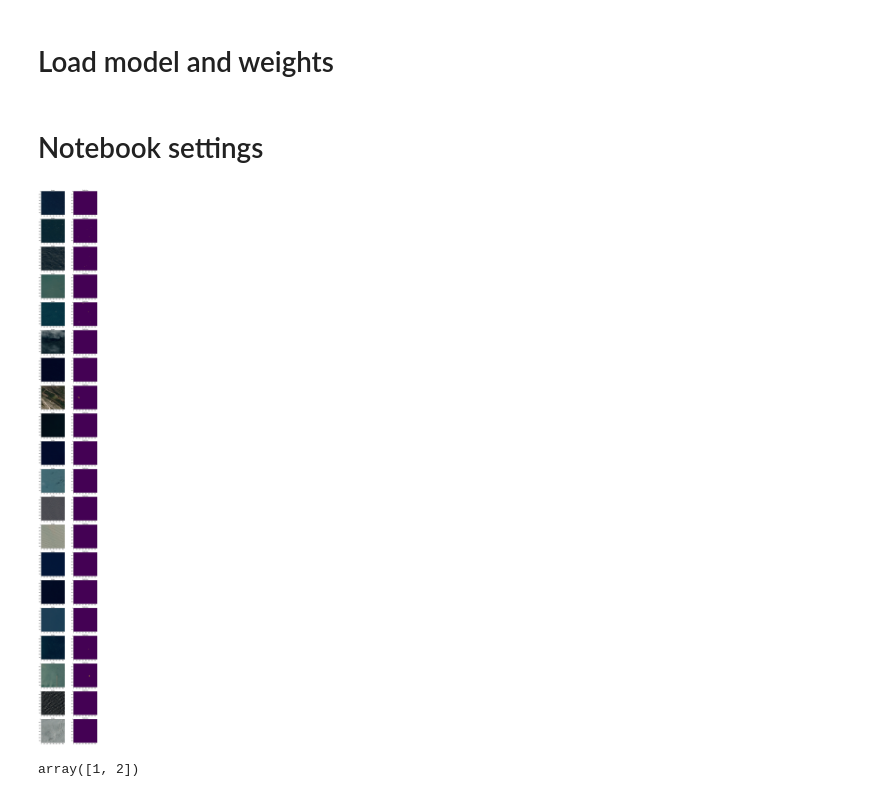
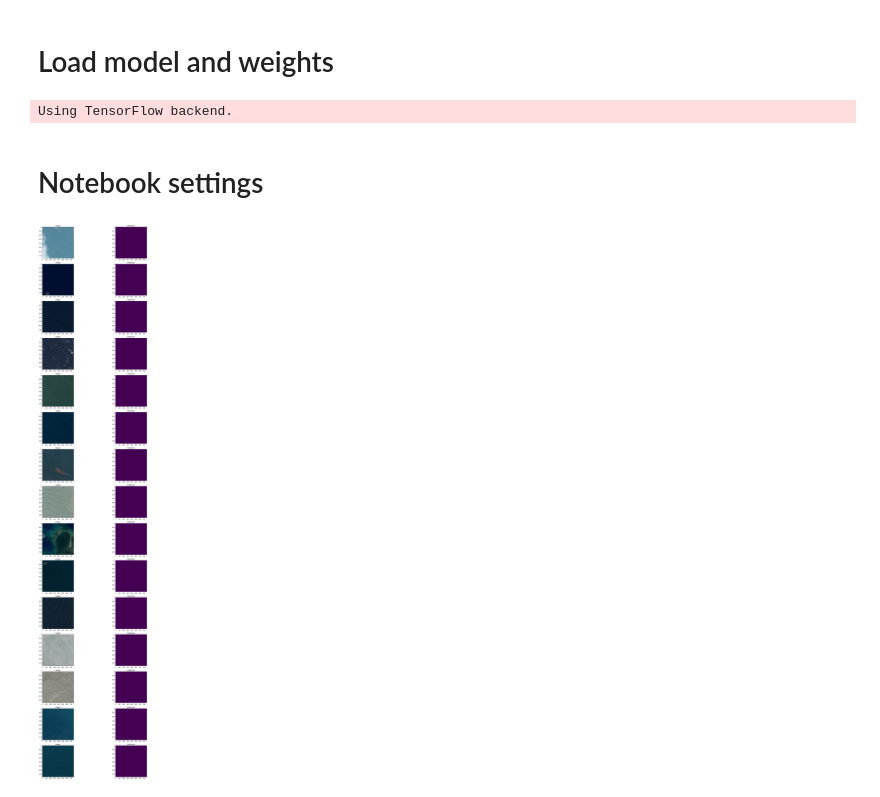
Before and after one commit to jjuppe/Object-Detection-Satelite-Images, a Jupyter notebook: explore_segmentation_model.ipynb, the cells around one changed output. Saved outputs shown, nothing was run; the diff lists cells and outputs as text; code cells hidden in the pictures.

```diff
--- a/explore_segmentation_model.ipynb
+++ b/explore_segmentation_model.ipynb
@@ -25,16 +25,18 @@ def IoU(y_true, y_pred, eps=1e-6):
     return -K.mean((intersection + eps) / (union + eps), axis=0)
 
 
-model = load_model("models/seg_model_better_training.h5",
+model = load_model("models/segmentation_model_final_v1.h5",
                    custom_objects={'dice_p_bce': dice_p_bce, 'dice_coef': dice_coef,
 
                                    'true_positive_rate': true_positive_rate,
                                    'IoU': IoU})
+# %% [output]
+Using TensorFlow backend.
 # %% [markdown]
 # Notebook settings
 # %%
 PICTURES = None
-NR_PICTURES = 20
+NR_PICTURES = 15
 VISUALIZE = True
 # %%
 import matplotlib.pyplot as plt
@@ -43,44 +45,38 @@ import numpy as np
 import random as rn
 import os
 from skimage.morphology import binary_opening, disk, label
+from keras.applications.imagenet_utils import preprocess_input
 % matplotlib inline
 
 if PICTURES:
     NR_PICTURES = len(PICTURES)
     images = np.zeros((NR_PICTURES, 1, 768, 768, 3))
     for idx, path in enumerate(PICTURES):
         img_path = os.path.join("input/test", path)
         images[idx][0] = mpimg.imread(img_path)
 
 else:
     image_list = os.listdir("input/test")
     image_paths = rn.sample(image_list, NR_PICTURES)
     images = np.zeros((NR_PICTURES, 1, 768, 768, 3))
     for idx, path in enumerate(image_paths):
         img_path = os.path.join("input/test", path)
         images[idx][0] = mpimg.imread(img_path)
 
 fig, axes = plt.subplots(NR_PICTURES, 2, figsize=(20, 4 * NR_PICTURES))
 
 counter = 0
 for idx, ax in enumerate(axes.flat):
     if idx % 2 == 0:
         ax.set_title('Image')
         ax.imshow(np.squeeze(images[counter]).astype(np.uint8))
     else:
         ax.set_title('Prediction')
-        prediction = model.predict(images[counter])[0]
+        img = preprocess_input(images[counter])
+        prediction = model.predict(img)[0]
         counter += 1
         ax.imshow(np.squeeze(prediction))
 plt.tight_layout()
 plt.show()
 # %% [output]
-[figure, old version]
+[figure, new version]
-# %%
-from skimage.morphology import label, remove_small_objects
-
-prediction = remove_small_objects(prediction, connectivity=2)
-labels = label(prediction)
-np.unique(labels[labels > 0])
-# %% [output]
-array([1, 2])
```
Also changed, not shown: 2 other files.
